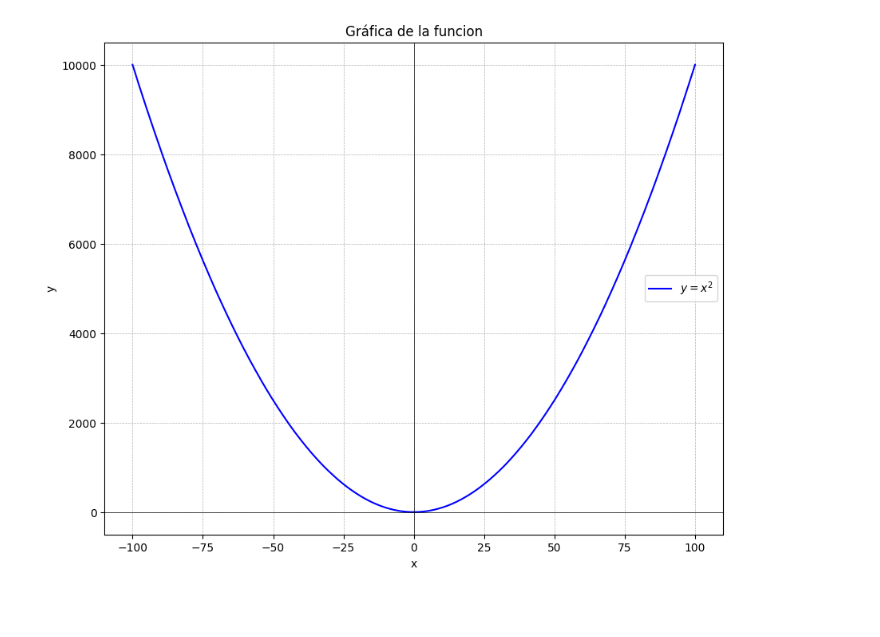
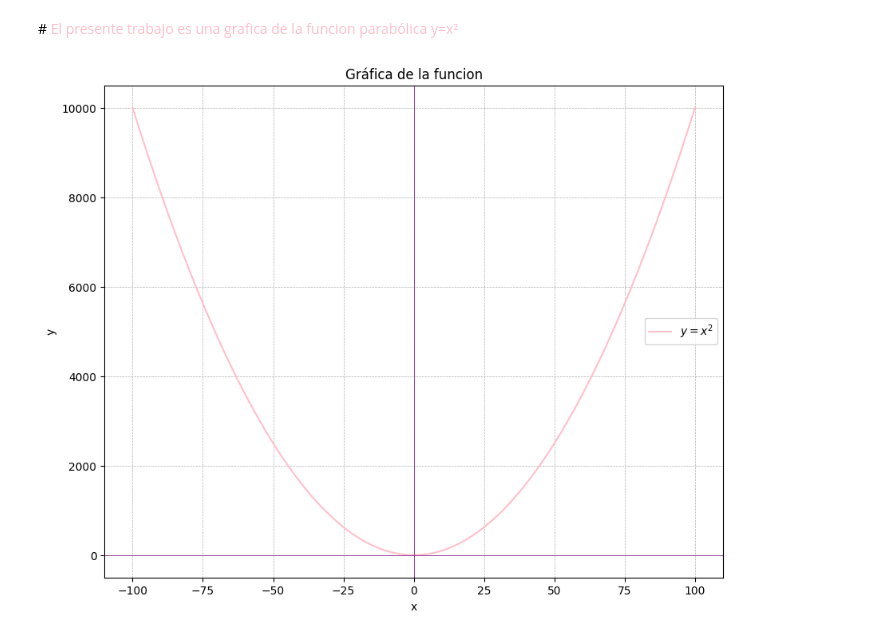
Before and after one commit to Ximenaloranca/Ecuaciones-Diferenciales-Parciales-, a Jupyter notebook: Ejercicio_1.ipynb, the cells around one changed output. Drawn from its saved outputs; the diff is of its cells as text; code cells hidden in the pictures; blank space fills up the shorter version.

```diff
--- a/Ejercicio_1.ipynb
+++ b/Ejercicio_1.ipynb
@@ -1,27 +1,29 @@
 # %% [markdown]
 <a href="https://colab.research.google.com/github/Ximenaloranca/Ecuaciones-Diferenciales-Parciales-/blob/main/Ejercicio_1.ipynb" target="_parent"><img src="https://colab.research.google.com/assets/colab-badge.svg" alt="Open In Colab"/></a>
+# %% [markdown]
+#<font color=pink> El presente trabajo es una grafica de la funcion parabólica y=x²
 # %%
 import numpy as np
 import matplotlib.pyplot as plt
 
 # Definir el rango de valores de x
 x = np.linspace(-100, 100, 400)
 y = x**2  # Función y = x^2
 
 # Crea gráfica
 plt.figure(figsize=(10, 8))
-plt.plot(x, y, label=r'$y = x^2$', color='b')
+plt.plot(x, y, label=r'$y = x^2$', color='pink')
 
 # Diseño de la gráfica
-plt.axhline(0, color='black', linewidth=0.5)
-plt.axvline(0, color='black', linewidth=0.5)
+plt.axhline(0, color='purple', linewidth=0.5)
+plt.axvline(0, color='purple', linewidth=0.5)
 plt.grid(True, linestyle='--', linewidth=0.5)
 plt.legend()
 plt.xlabel('x')
 plt.ylabel('y')
 plt.title('Gráfica de la funcion')
 
 # Mostrar la gráfica
 plt.show()
 # %% [output]
-[figure, old version]
+[figure, new version]
```
Also changed, not shown: parts of 1 cell of this notebook.
